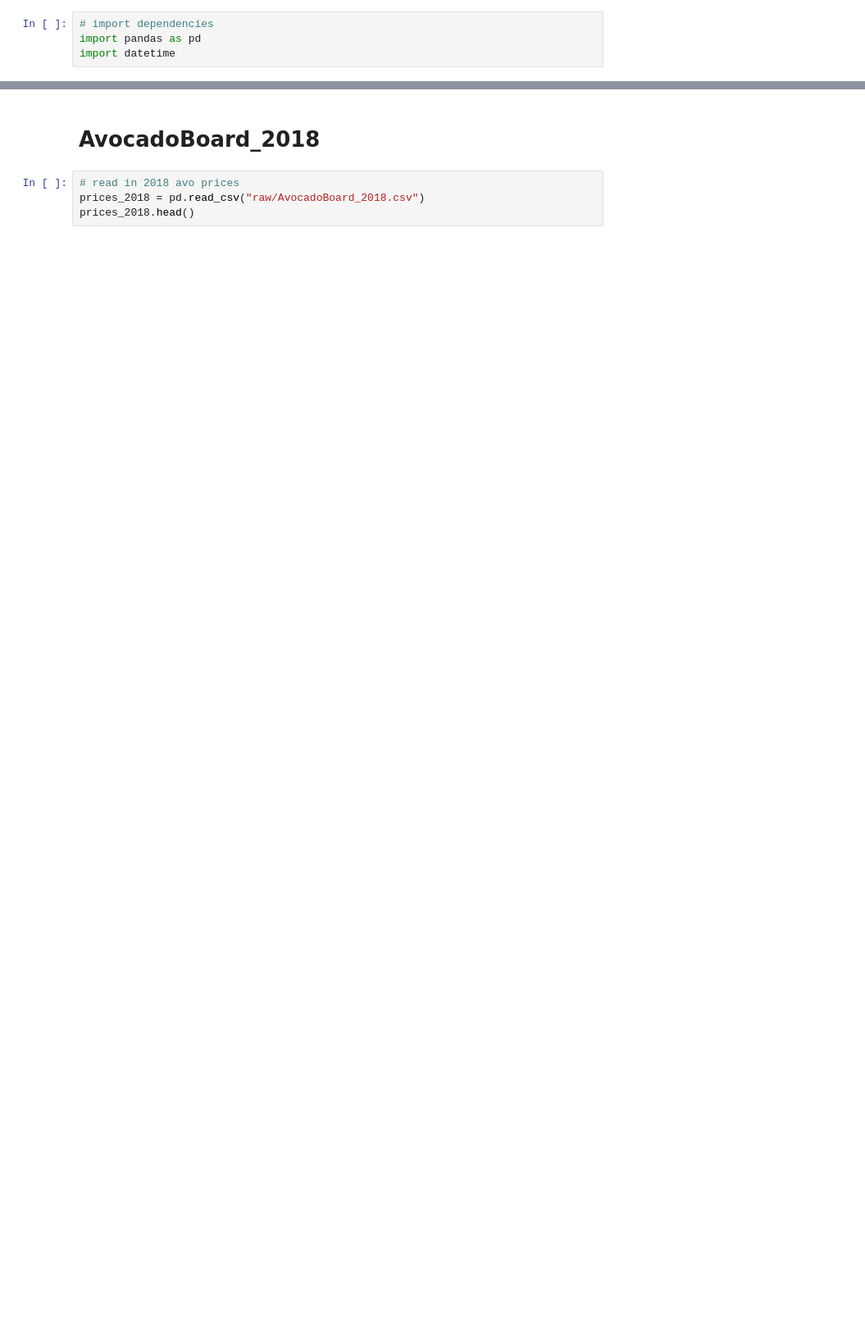
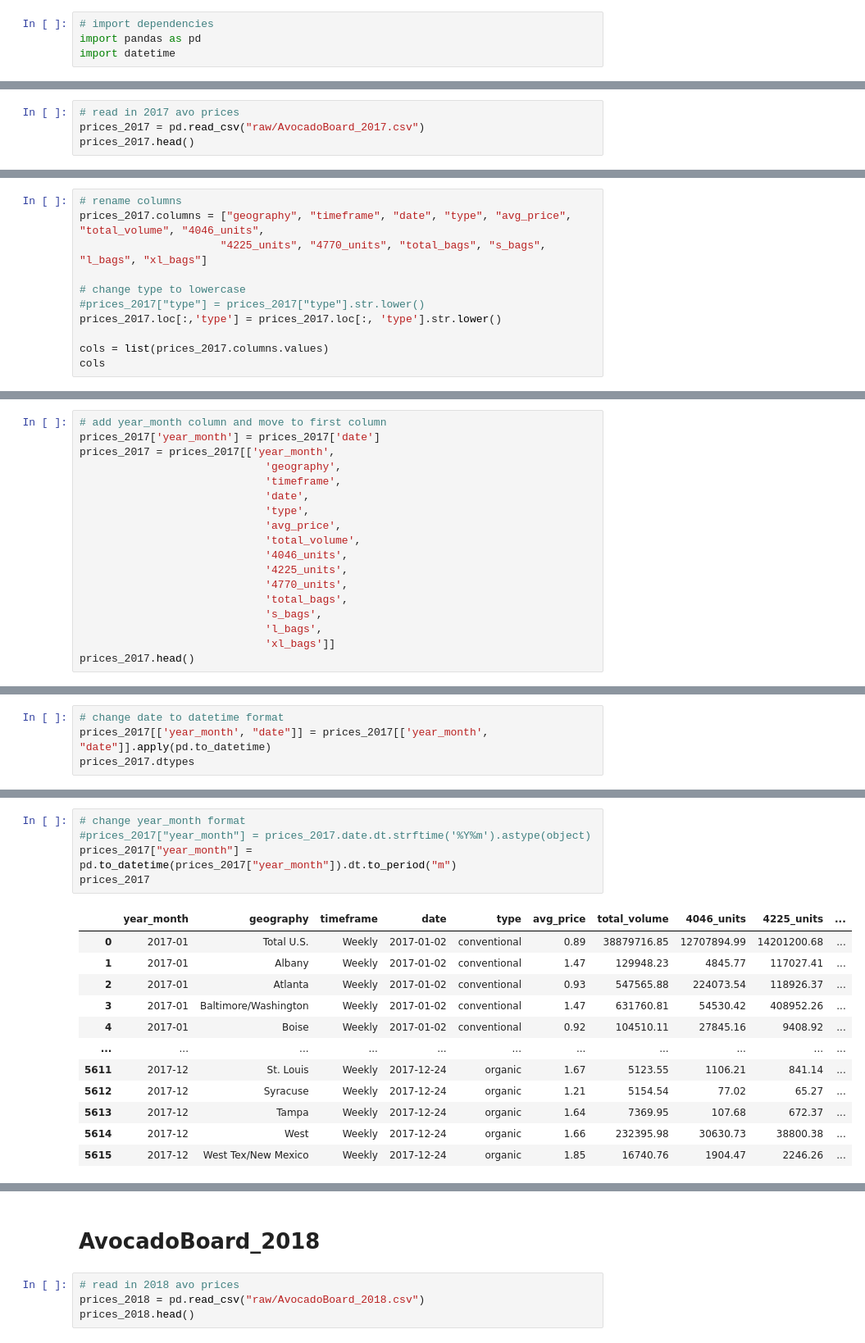
Before and after one commit to davidmcbee/Health_and_Avocados, a Jupyter notebook: clean_prices.ipynb, the cells around one changed output, grey strips where cells are left out. Shown at 82% size. Cells and saved outputs as stored; diff of their text form; blank space fills up the shorter version.

Commit message:
clean avocado prices code

```diff
--- a/clean_prices.ipynb
+++ b/clean_prices.ipynb
@@ -4,0 +7,4 @@ import datetime
+# %%
+# read in 2017 avo prices
+prices_2017 = pd.read_csv("raw/AvocadoBoard_2017.csv")
+prices_2017.head()
@@ -4,0 +18,11 @@ import datetime
+# %%
+# rename columns
+prices_2017.columns = ["geography", "timeframe", "date", "type", "avg_price", "total_volume", "4046_units",
+                      "4225_units", "4770_units", "total_bags", "s_bags", "l_bags", "xl_bags"]
+
+# change type to lowercase
+#prices_2017["type"] = prices_2017["type"].str.lower()
+prices_2017.loc[:,'type'] = prices_2017.loc[:, 'type'].str.lower()
+
+cols = list(prices_2017.columns.values)
+cols
@@ -4,0 +43,18 @@ import datetime
+# %%
+# add year_month column and move to first column
+prices_2017['year_month'] = prices_2017['date']
+prices_2017 = prices_2017[['year_month',
+                             'geography',
+                             'timeframe',
+                             'date',
+                             'type',
+                             'avg_price',
+                             'total_volume',
+                             '4046_units',
+                             '4225_units',
+                             '4770_units',
+                             'total_bags',
+                             's_bags',
+                             'l_bags',
+                             'xl_bags']]
+prices_2017.head()
@@ -4,0 +87,4 @@ import datetime
+# %%
+# change date to datetime format
+prices_2017[['year_month', "date"]] = prices_2017[['year_month', "date"]].apply(pd.to_datetime)
+prices_2017.dtypes
@@ -4,0 +107,18 @@ import datetime
+# %%
+# change year_month format
+#prices_2017["year_month"] = prices_2017.date.dt.strftime('%Y%m').astype(object)
+prices_2017["year_month"] = pd.to_datetime(prices_2017["year_month"]).dt.to_period("m")
+prices_2017
+# %% [output]
+|  | year_month | geography | timeframe | date | type | avg_price | total_volume | 4046_units | 4225_units | ... |
+| 0 | 2017-01 | Total U.S. | Weekly | 2017-01-02 | conventional | 0.89 | 38879716.85 | 12707894.99 | 14201200.68 | ... |
+| 1 | 2017-01 | Albany | Weekly | 2017-01-02 | conventional | 1.47 | 129948.23 | 4845.77 | 117027.41 | ... |
+| 2 | 2017-01 | Atlanta | Weekly | 2017-01-02 | conventional | 0.93 | 547565.88 | 224073.54 | 118926.37 | ... |
+| 3 | 2017-01 | Baltimore/Washington | Weekly | 2017-01-02 | conventional | 1.47 | 631760.81 | 54530.42 | 408952.26 | ... |
+| 4 | 2017-01 | Boise | Weekly | 2017-01-02 | conventional | 0.92 | 104510.11 | 27845.16 | 9408.92 | ... |
+| ... | ... | ... | ... | ... | ... | ... | ... | ... | ... | ... |
+| 5611 | 2017-12 | St. Louis | Weekly | 2017-12-24 | organic | 1.67 | 5123.55 | 1106.21 | 841.14 | ... |
+| 5612 | 2017-12 | Syracuse | Weekly | 2017-12-24 | organic | 1.21 | 5154.54 | 77.02 | 65.27 | ... |
+| 5613 | 2017-12 | Tampa | Weekly | 2017-12-24 | organic | 1.64 | 7369.95 | 107.68 | 672.37 | ... |
+| 5614 | 2017-12 | West | Weekly | 2017-12-24 | organic | 1.66 | 232395.98 | 30630.73 | 38800.38 | ... |
+| 5615 | 2017-12 | West Tex/New Mexico | Weekly | 2017-12-24 | organic | 1.85 | 16740.76 | 1904.47 | 2246.26 | ... |
```
Also changed, not shown: parts of 9 cells of this notebook.
